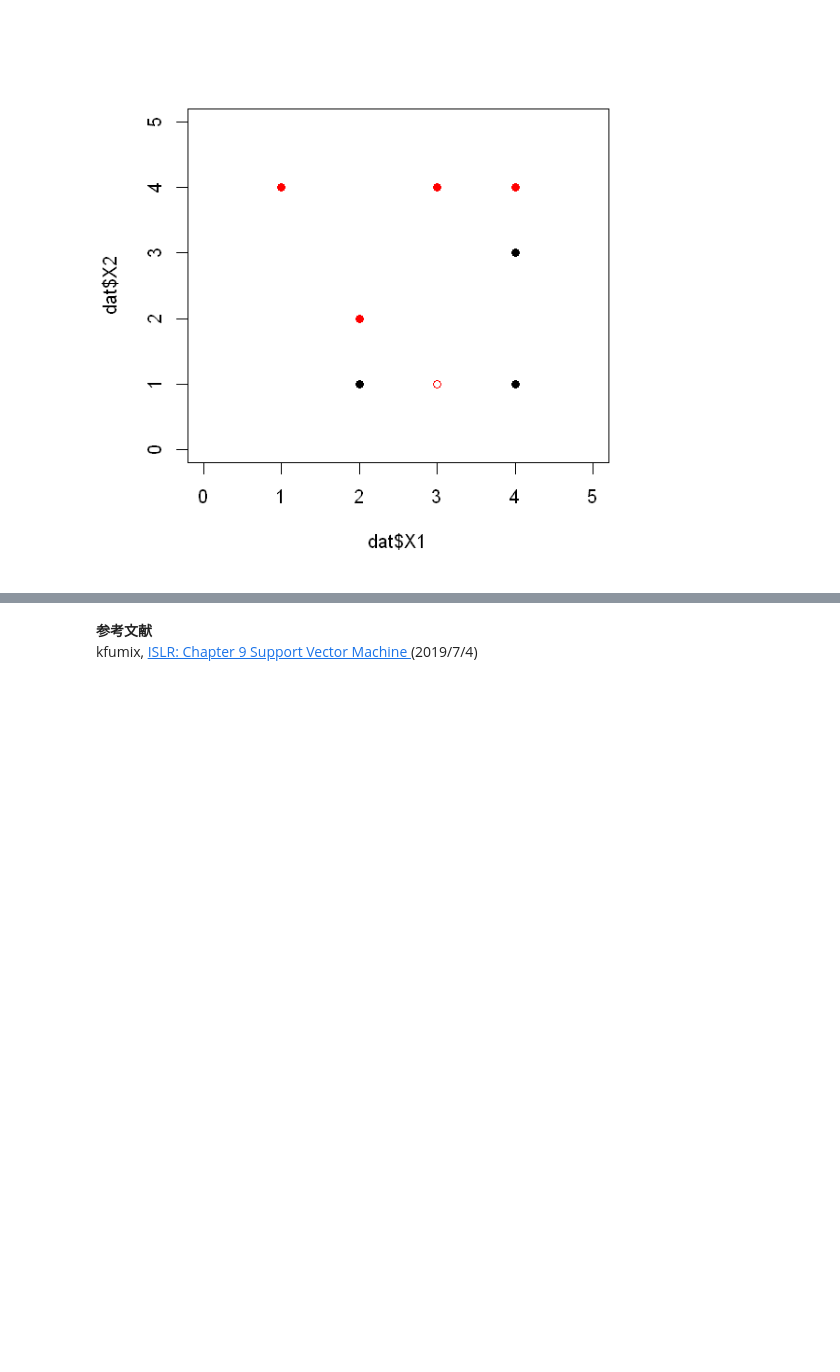
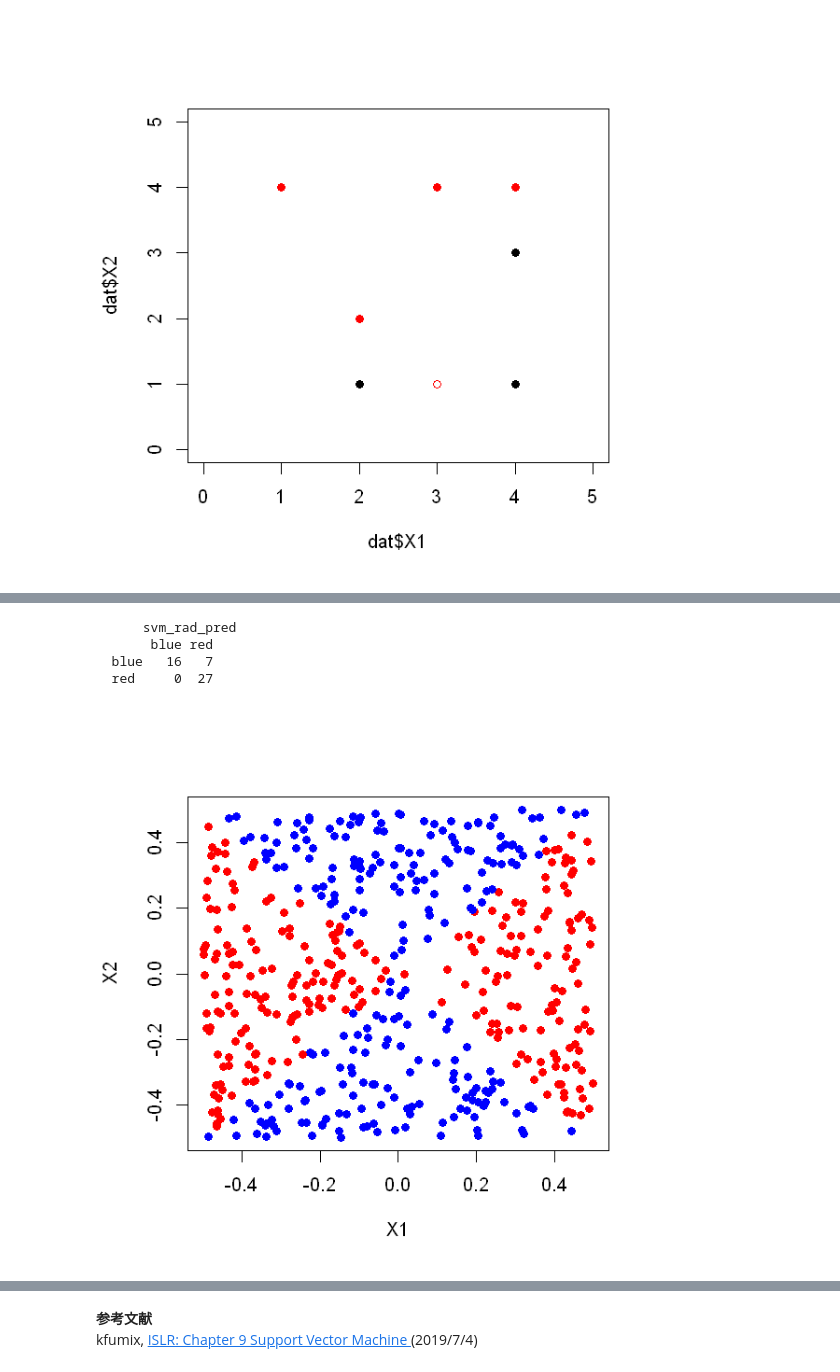
Before and after one commit to yellowmeteor/met_python.github.io, a Jupyter notebook: ISLR/9_Support_Vector_Machines.ipynb, the cells around one changed output, grey strips where cells are left out. Cells and saved outputs as stored; diff of their text form; code cells hidden in the pictures; blank space fills up the shorter version.

```diff
--- a/ISLR/9_Support_Vector_Machines.ipynb
+++ b/ISLR/9_Support_Vector_Machines.ipynb
@@ -576,0 +647,20 @@ points(c(3), c(1), col='red')
+# %%
+# 比較（こちらの方が赤に誤分類される数が減少した）
+svm_rad_pred = predict(svm_rad, dat_test, type='response')
+print(table(dat_test$class, svm_rad_pred))
+# %% [output]
+      svm_rad_pred
+       blue red
+  blue   16   7
+  red     0  27
+# %%
+# 5
+# (a)
+X1 = runif(500) - 0.5
+X2 = runif(500) - 0.5
+Y = 1 * (X1 ^ 2 - X2 ^ 2 > 0)
+# %%
+# (b)
+plot(X1, X2, col=ifelse(Y == 1, 'red', 'blue'), pch=16)
+# %% [output]
+[figure, added]
```
Also changed, not shown: parts of 21 cells of this notebook.
